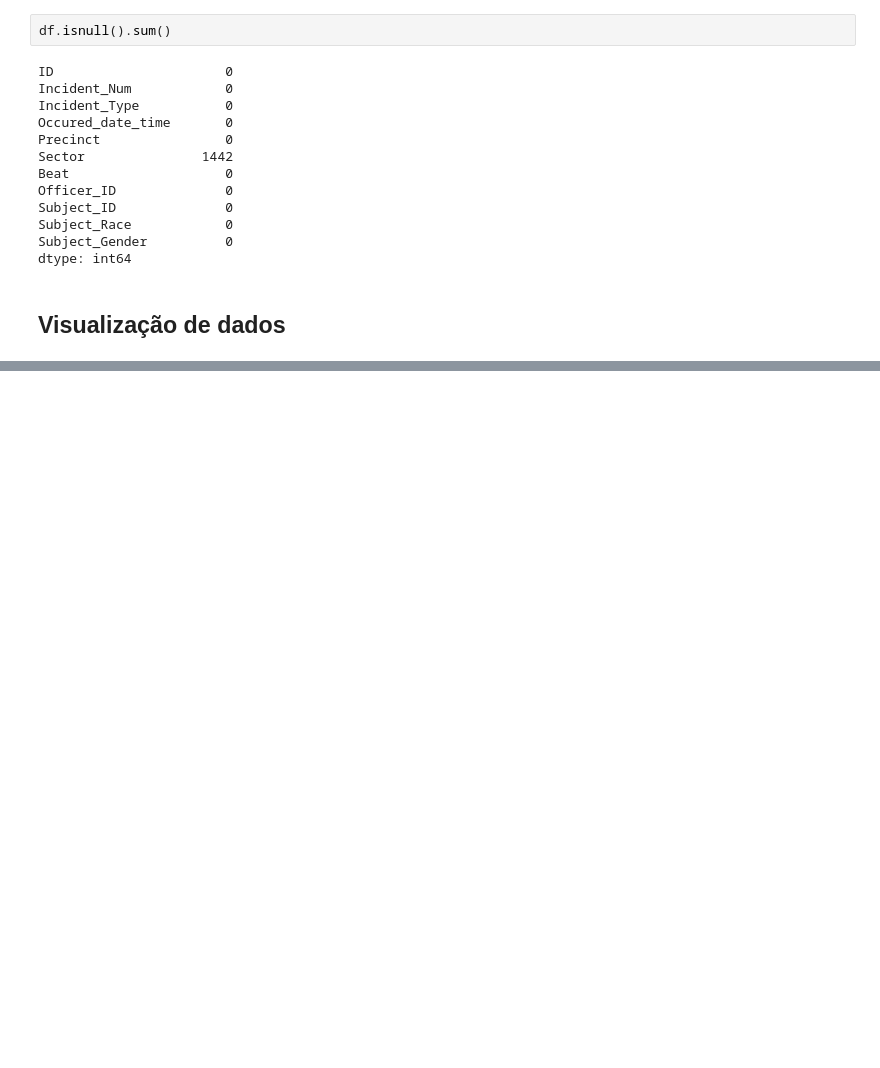
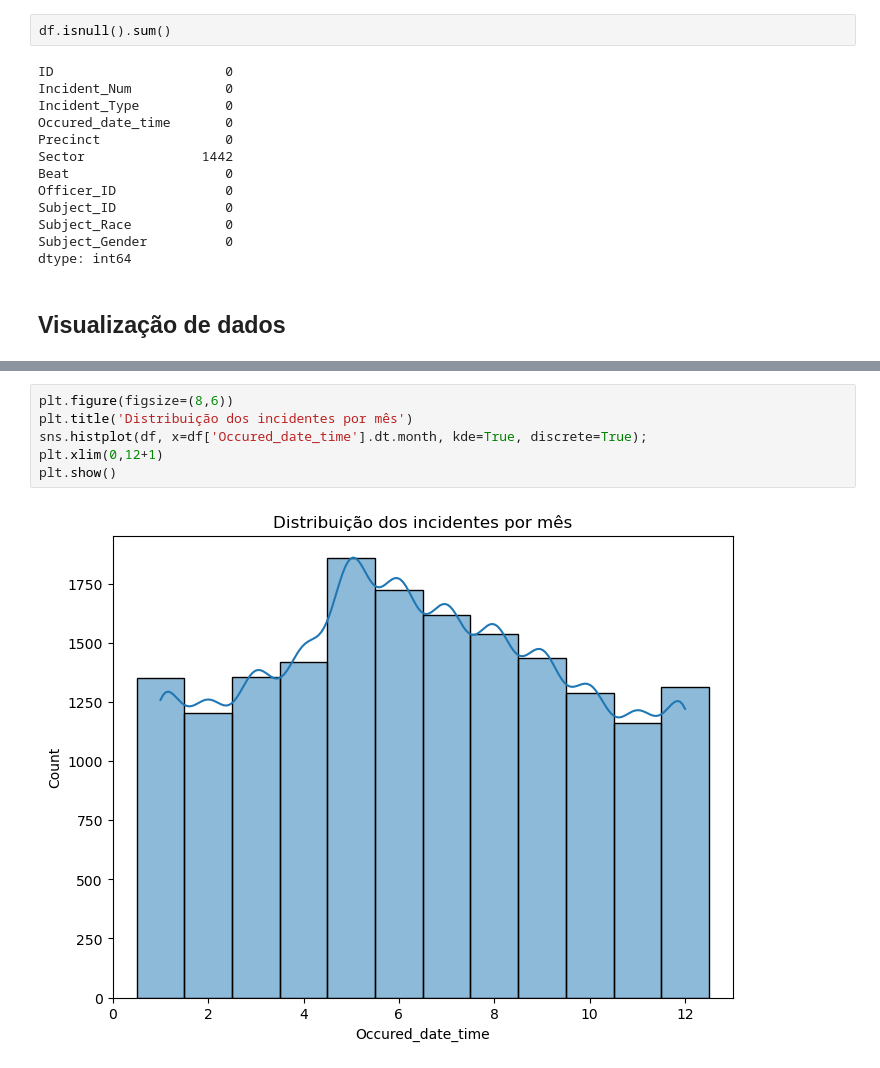
Before and after one commit to JpLimags/Use-of-force-classifier, a Jupyter notebook: Classifier_use_of_force.ipynb, the cells around one changed output, grey strips where cells are left out. Cells and saved outputs as stored; diff of their text form; blank space fills up the shorter version.

```diff
--- a/Classifier_use_of_force.ipynb
+++ b/Classifier_use_of_force.ipynb
@@ -101,0 +104,8 @@ df['ano'].hist(bins=21)
+# %%
+plt.figure(figsize=(8,6))
+plt.title('Distribuição dos incidentes por mês')
+sns.histplot(df, x=df['Occured_date_time'].dt.month, kde=True, discrete=True);
+plt.xlim(0,12+1)
+plt.show()
+# %% [output]
+[figure, added]
```
Also changed, not shown: parts of 6 cells of this notebook.
